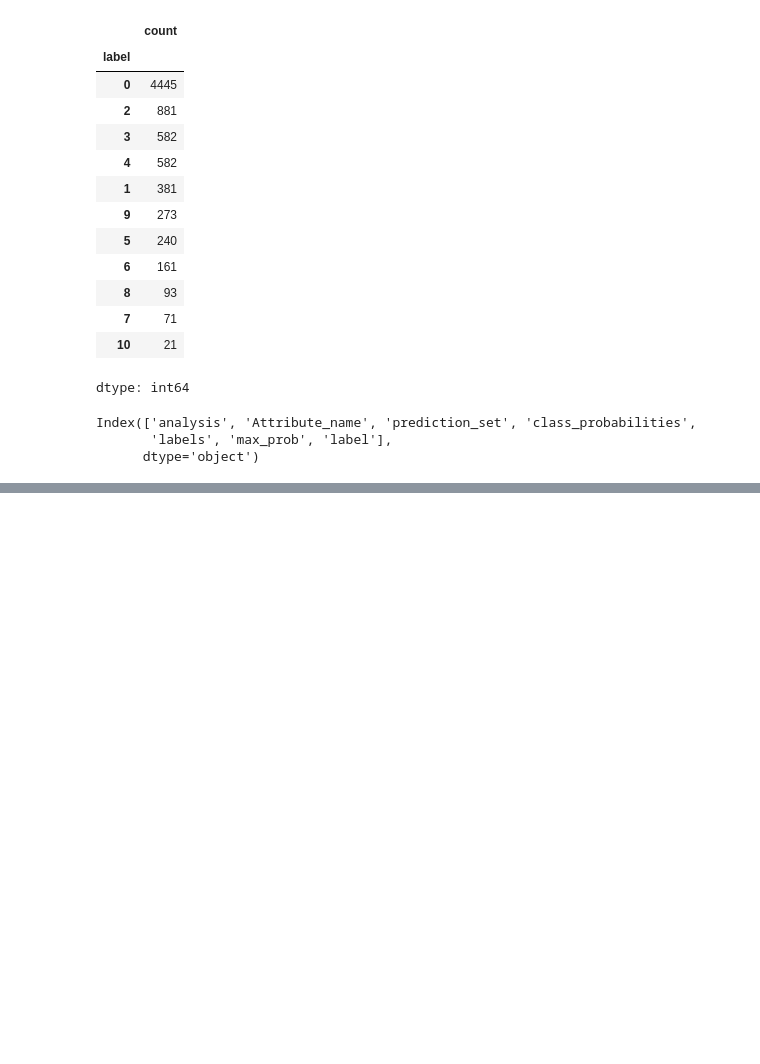
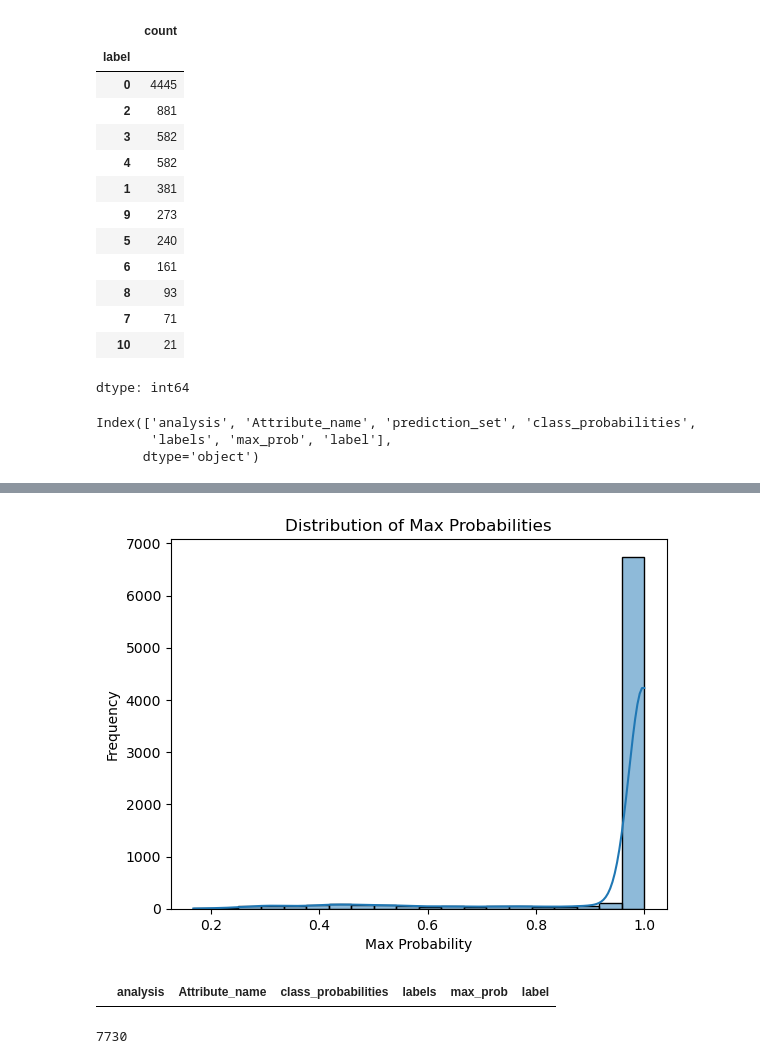
Before and after one commit to amrutha2508/-BMS-Challenge-2024, a Jupyter notebook: distilbertseqclassification.ipynb, the cells around one changed output, grey strips where cells are left out. Saved outputs shown, nothing was run; the diff lists cells and outputs as text; code cells hidden in the pictures; blank space fills up the shorter version.

```diff
--- a/4_distilbertseqclassification.ipynb
+++ b/distilbertseqclassification.ipynb
@@ -367,0 +362,9 @@ test_data.to_csv('predicted_labels.csv',index=False)
+# %%
+df3 = pd.read_csv("predicted_labels.csv")
+sns.histplot(df3['max_prob'], bins=20, kde=True)
+plt.title('Distribution of Max Probabilities')
+plt.xlabel('Max Probability')
+plt.ylabel('Frequency')
+plt.show()
+# %% [output]
+[figure, added]
@@ -367,0 +373,8 @@ test_data.to_csv('predicted_labels.csv',index=False)
+# %%
+filtered_df
+# %% [output]
+|  | analysis | Attribute_name | class_probabilities | labels | max_prob | label |
+# %%
+len(df3['labels'])
+# %% [output]
+7730
```
Also changed, not shown: parts of 5 cells of this notebook, 1 other file.
